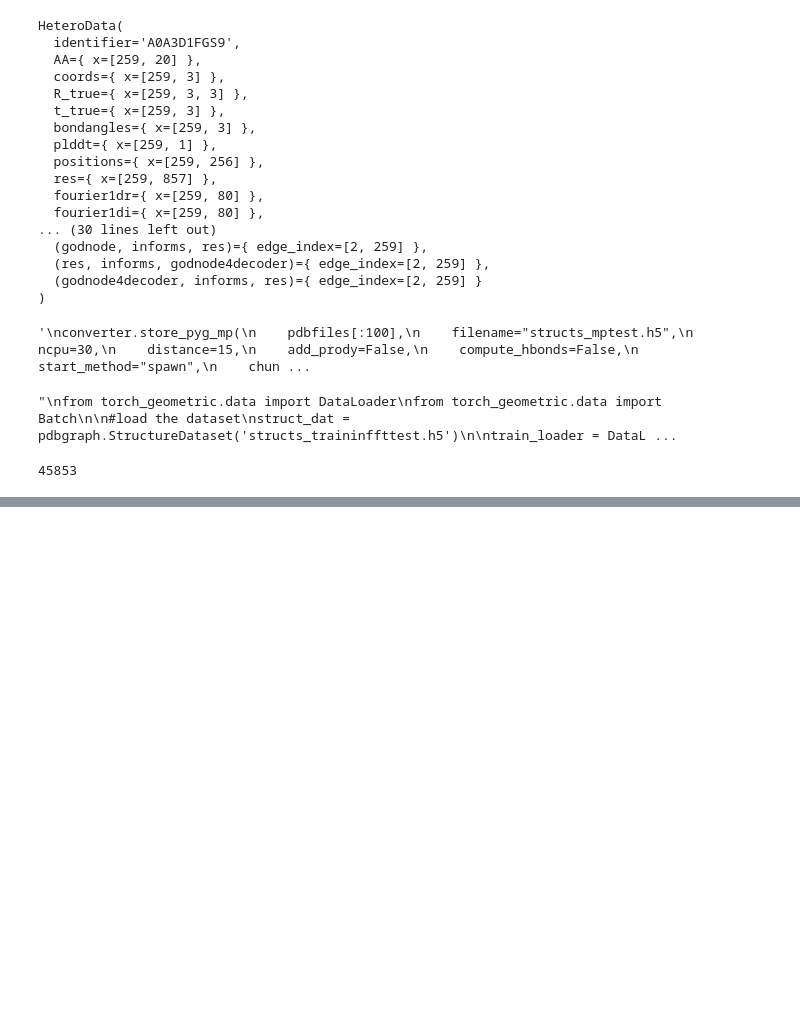
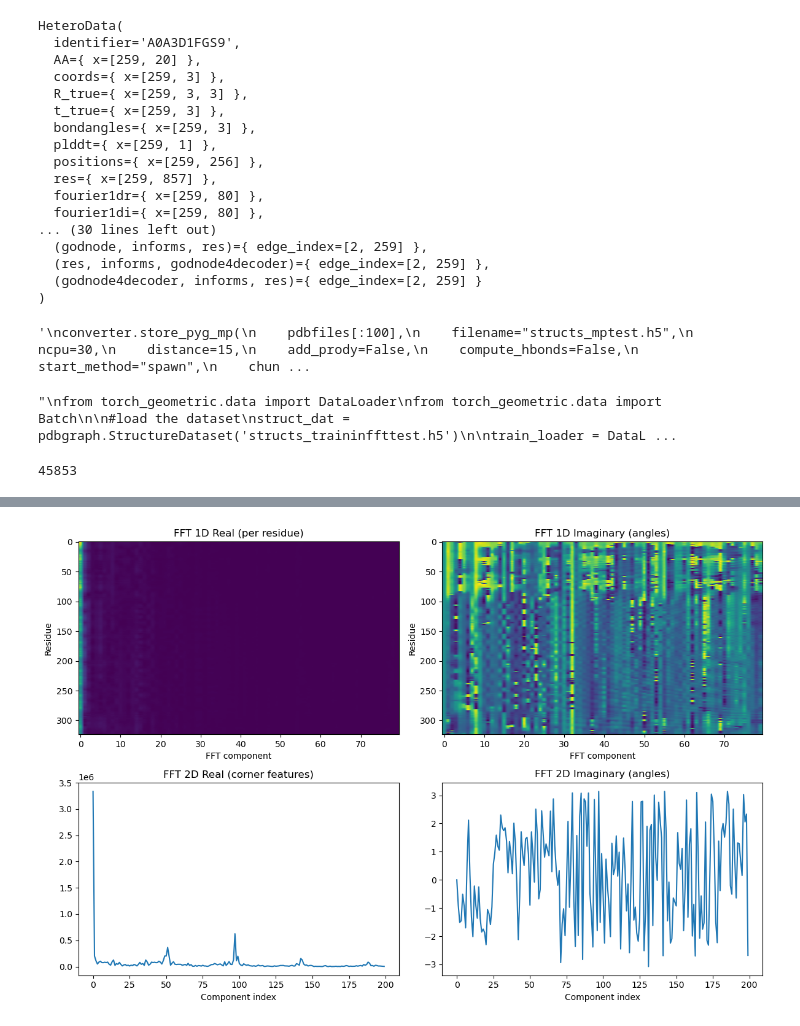
Before and after one commit to DessimozLab/foldtree2, a Jupyter notebook: foldtree2/notebooks/monomer_graph_trainingdata.ipynb, the cells around one changed output, grey strips where cells are left out. Drawn from its saved outputs; the diff is of its cells as text; code cells hidden in the pictures; blank space fills up the shorter version.

```diff
--- a/foldtree2/notebooks/monomer_graph_trainingdata.ipynb
+++ b/foldtree2/notebooks/monomer_graph_trainingdata.ipynb
@@ -516,0 +670,27 @@ import glob
+# %%
+# Visualize FFT-based distance features
+if testing:
+	fig, axes = plt.subplots(2, 2, figsize=(12, 8))
+
+	axes[0, 0].imshow(features_mk2['fft1r'], aspect='auto', cmap='viridis')
+	axes[0, 0].set_title('FFT 1D Real (per residue)')
+	axes[0, 0].set_xlabel('FFT component')
+	axes[0, 0].set_ylabel('Residue')
+
+	axes[0, 1].imshow(features_mk2['fft1i'], aspect='auto', cmap='viridis')
+	axes[0, 1].set_title('FFT 1D Imaginary (angles)')
+	axes[0, 1].set_xlabel('FFT component')
+	axes[0, 1].set_ylabel('Residue')
+
+	axes[1, 0].plot(features_mk2['fft2r'].flatten()[:200])
+	axes[1, 0].set_title('FFT 2D Real (corner features)')
+	axes[1, 0].set_xlabel('Component index')
+
+	axes[1, 1].plot(features_mk2['fft2i'].flatten()[:200])
+	axes[1, 1].set_title('FFT 2D Imaginary (angles)')
+	axes[1, 1].set_xlabel('Component index')
+
+	plt.tight_layout()
+	plt.show()
+# %% [output]
+[figure, added]
```
Also changed, not shown: parts of 32 cells of this notebook, 6 other files.
